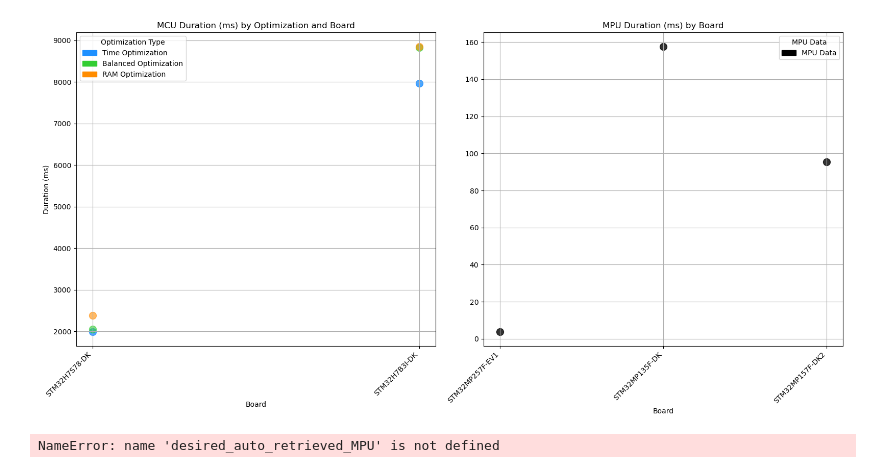
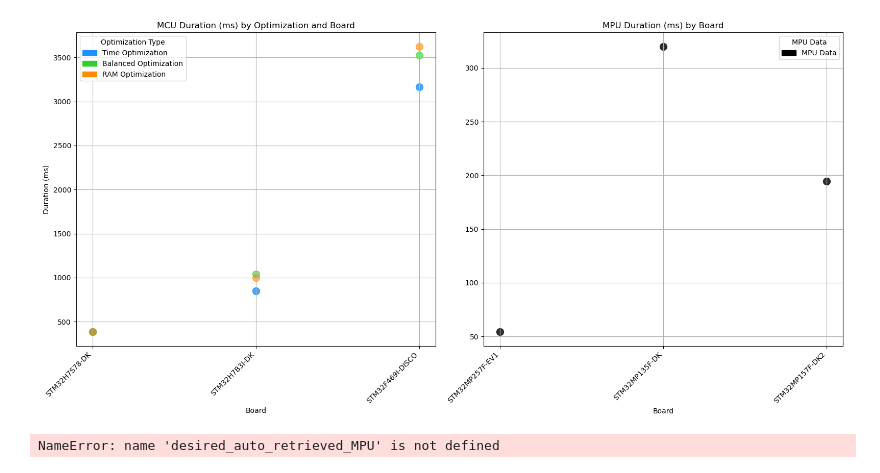
Before and after one commit to HliasGit/ACA_Project, a Jupyter notebook: script/selected_boards.ipynb, the cells around one changed output. Saved outputs shown, nothing was run; the diff lists cells and outputs as text; code cells hidden in the pictures.

Commit message:
plot 1.0 128 quant

```diff
--- a/script/selected_boards.ipynb
+++ b/script/selected_boards.ipynb
@@ -4,8 +4,8 @@ import matplotlib.pyplot as plt
 import matplotlib.patches as mpatches
 
 # Load the CSV files into DataFrames
-df = pd.read_csv('../data/mobileNet_128/1_0/standard/mobilenet_v1_1.0_128_MCU.csv', delimiter=',')
-dfMPU = pd.read_csv('../data/mobileNet_128/1_0/standard/mobilenet_v1_1.0_128_MPU.csv', delimiter=',')
+df = pd.read_csv('../data/mobileNet_128/1_0/quantized/mobilenet_v1_1.0_128_quant_MCU.csv', delimiter=',')
+dfMPU = pd.read_csv('../data/mobileNet_128/1_0/quantized/mobilenet_v1_1.0_128_quant_MPU.csv', delimiter=',')
 
 # Desired boards for each DataFrame
 desired_auto_retrieved = df['board'].unique()
@@ -52,34 +52,34 @@ for board in dfMPU['board']:
     ax2.scatter([board] * len(board_data), board_data['duration_ms'], label=None, color='black', alpha=0.8, s=100)
 
 # Create custom legend patches
 time_patch = mpatches.Patch(color='dodgerblue', label='Time Optimization')
 bal_patch = mpatches.Patch(color='limegreen', label='Balanced Optimization')
 ram_patch = mpatches.Patch(color='darkorange', label='RAM Optimization')
 mpu_patch = mpatches.Patch(color='black', label='MPU Data')
 
 # Add legends
 ax1.legend(handles=[time_patch, bal_patch, ram_patch], title='Optimization Type')
 ax2.legend(handles=[mpu_patch], title='MPU Data')
 
 # Customize the plots
 ax1.set_title('MCU Duration (ms) by Optimization and Board')
 ax1.set_xlabel('Board')
 ax1.set_ylabel('Duration (ms)')
 ax1.set_xticks(range(len(desired_auto_retrieved)))
 ax1.set_xticklabels(desired_auto_retrieved, rotation=45, ha='right')
 ax1.grid(True)
 
 ax2.set_title('MPU Duration (ms) by Board')
 ax2.set_xlabel('Board')
 ax2.set_xticks(range(len(desired_auto_retrieved_MPU)))
 ax2.set_xticklabels(desired_auto_retrieved_MPU, rotation=45, ha='right')
 ax2.grid(True)
 
 
 plt.tight_layout()  # Adjust layout to fit x-axis labels
 plt.show()
 # %% [output]
-[figure, old version]
+[figure, new version]
 # %%
 print(desired_auto_retrieved_MPU)
 # %% [output]
```
Also changed, not shown: 8 other files.
